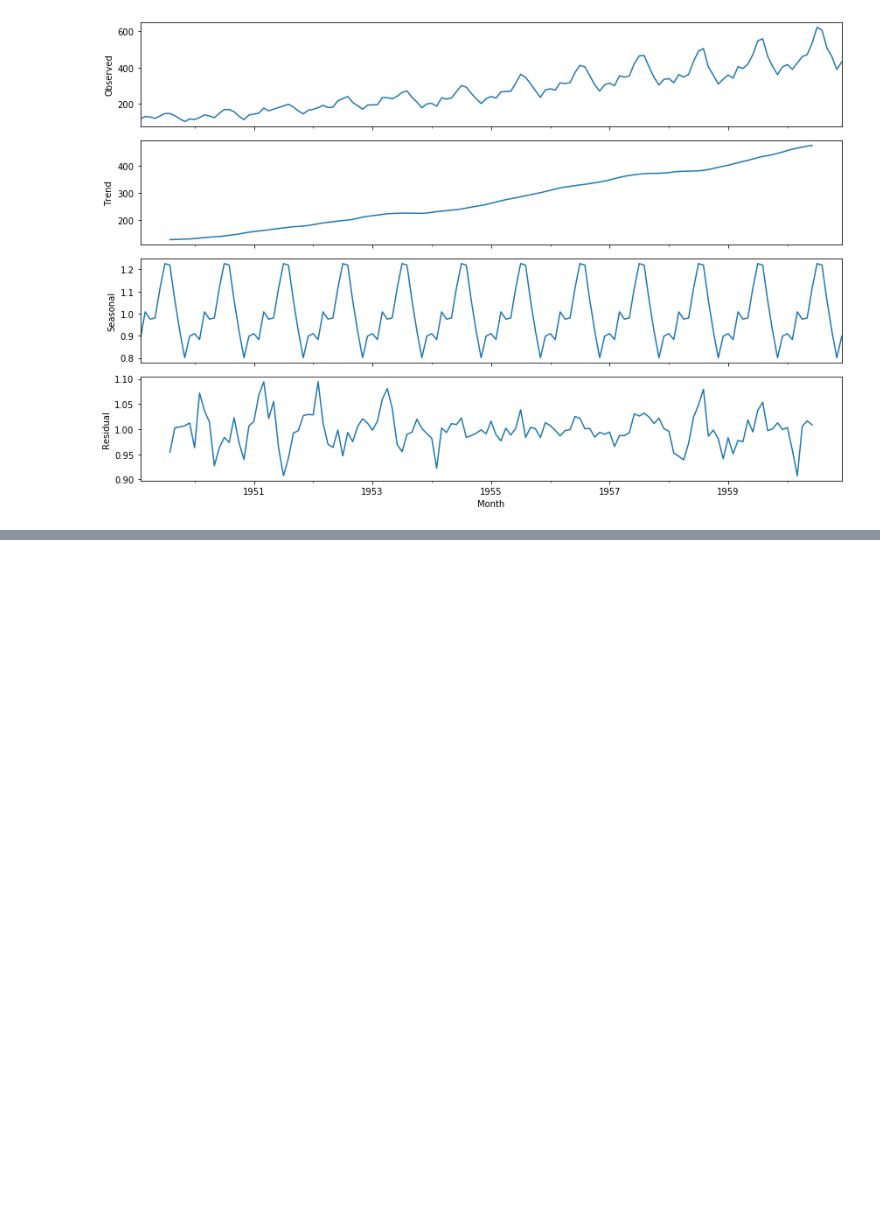
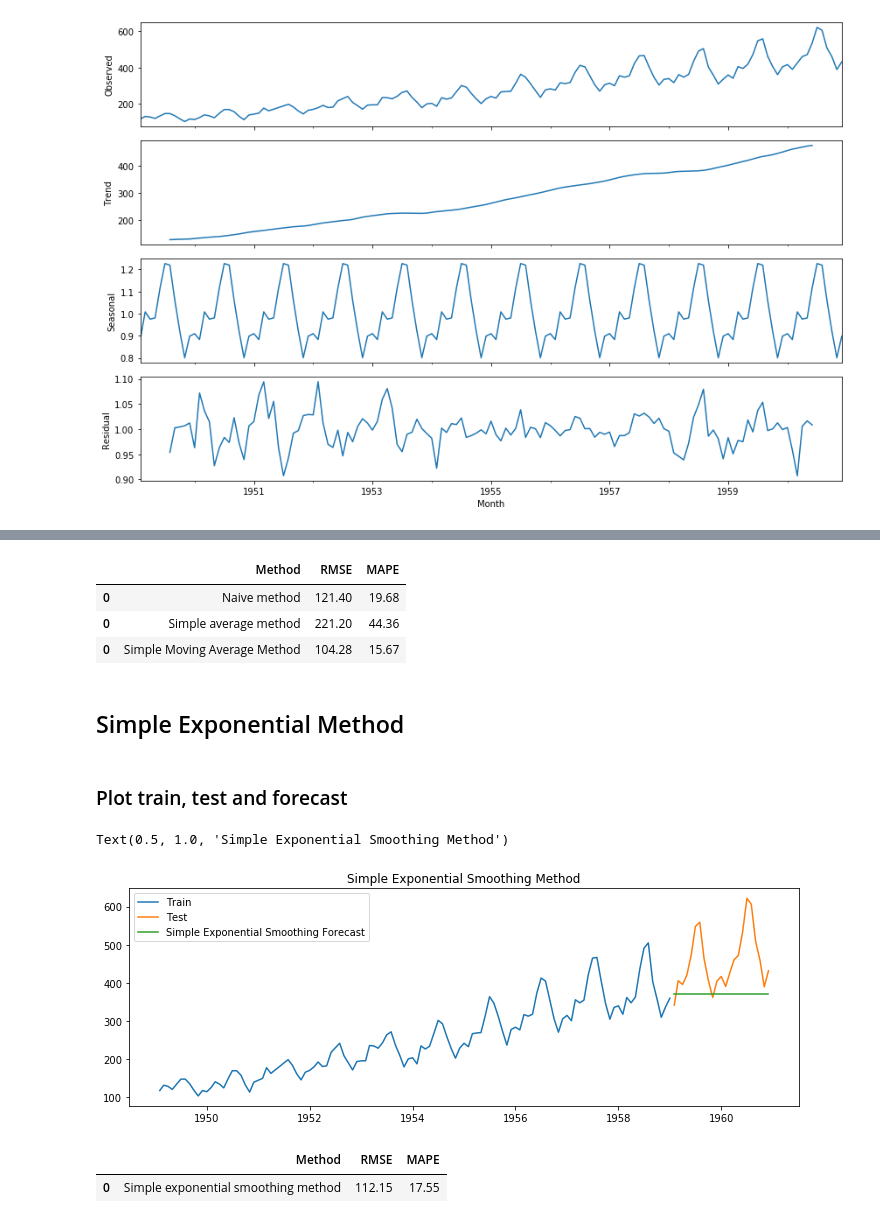
Before and after one commit to anishmahapatra/machine-learning-02, a Jupyter notebook: Time-Series-Forecasting/Time series forecasting - Course Work.ipynb, the cells around one changed output, grey strips where cells are left out. Saved outputs shown, nothing was run; the diff lists cells and outputs as text; code cells hidden in the pictures; blank space fills up the shorter version.

```diff
--- a/Time-Series-Forecasting/Time series forecasting - Course Work.ipynb
+++ b/Time-Series-Forecasting/Time series forecasting - Course Work.ipynb
@@ -113,0 +242,40 @@ plt.show()
+# %%
+results = pd.concat([results, tempResults])
+results
+# %% [output]
+|  | Method | RMSE | MAPE |
+| 0 | Naive method | 121.40 | 19.68 |
+| 0 | Simple average method | 221.20 | 44.36 |
+| 0 | Simple Moving Average Method | 104.28 | 15.67 |
+# %% [markdown]
+## Simple Exponential Method
+# %%
+from statsmodels.tsa.holtwinters import SimpleExpSmoothing
+model = SimpleExpSmoothing(train['Passengers'])
+model_fit = model.fit(smoothing_level=0.2, optimized = False)
+model_fit.params
+y_hat_ses = test.copy()
+y_hat_ses['ses_forecast'] = model_fit.forecast(24)
+# %% [markdown]
+### Plot train, test and forecast
+# %%
+plt.figure(figsize = (12,4))
+plt.plot(train['Passengers'], label = 'Train')
+plt.plot(test['Passengers'], label = 'Test')
+plt.plot(y_hat_ses['ses_forecast'], label = 'Simple Exponential Smoothing Forecast')
+plt.legend(loc = 'best')
+plt.title('Simple Exponential Smoothing Method')
+# %% [output]
+Text(0.5, 1.0, 'Simple Exponential Smoothing Method')
+[figure, added]
+# %%
+from sklearn.metrics import mean_squared_error
+rmse = np.sqrt(mean_squared_error(test['Passengers'], y_hat_ses['ses_forecast'])).round(2)
+mape = np.round(np.mean(np.abs(test['Passengers'] - y_hat_ses['ses_forecast'])/test['Passengers'])*100,2)
+
+results = pd.DataFrame({'Method' : ['Simple exponential smoothing method'], 'MAPE':[mape], 'RMSE':[rmse] })
+results = results[['Method', 'RMSE', 'MAPE']]
+results
+# %% [output]
+|  | Method | RMSE | MAPE |
+| 0 | Simple exponential smoothing method | 112.15 | 17.55 |
```
Also changed, not shown: parts of 31 cells of this notebook, 5 other files.
